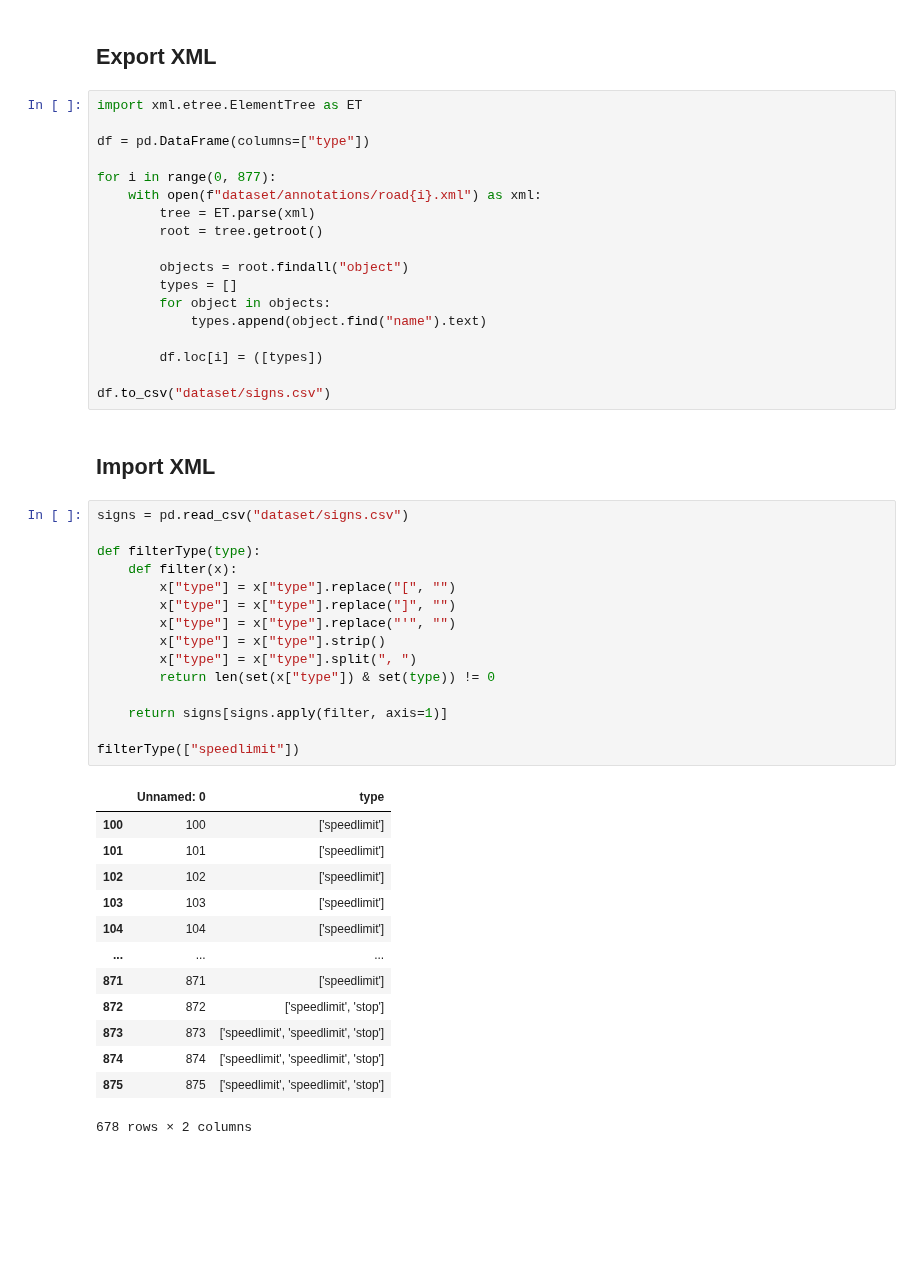
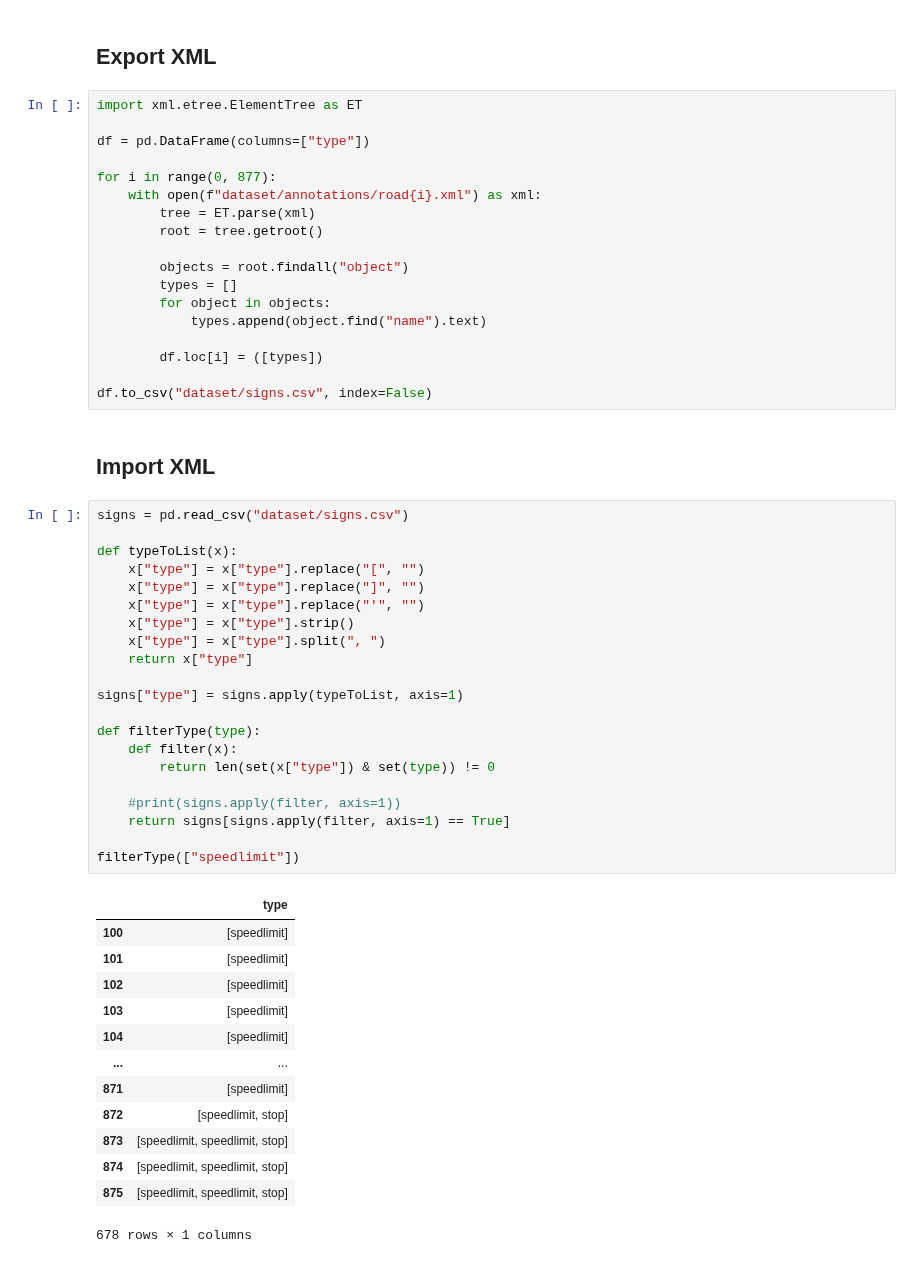
Before and after one commit to joaolucasmartins/VC2022, a Jupyter notebook: notebook.ipynb, the cells around one changed output. Cells and saved outputs as stored; diff of their text form; blank space fills up the shorter version.

```diff
--- a/notebook.ipynb
+++ b/notebook.ipynb
@@ -45,35 +47,41 @@ for i in range(0, 877):
 
         df.loc[i] = ([types])
 
-df.to_csv("dataset/signs.csv")
+df.to_csv("dataset/signs.csv", index=False)
 # %% [markdown]
 ## Import XML
 # %%
 signs = pd.read_csv("dataset/signs.csv")
 
+def typeToList(x):
+    x["type"] = x["type"].replace("[", "")
+    x["type"] = x["type"].replace("]", "")
+    x["type"] = x["type"].replace("'", "")
+    x["type"] = x["type"].strip()
+    x["type"] = x["type"].split(", ")
+    return x["type"]
+
+signs["type"] = signs.apply(typeToList, axis=1)
+
 def filterType(type):
     def filter(x):
-        x["type"] = x["type"].replace("[", "")
-        x["type"] = x["type"].replace("]", "")
-        x["type"] = x["type"].replace("'", "")
-        x["type"] = x["type"].strip()
-        x["type"] = x["type"].split(", ")
         return len(set(x["type"]) & set(type)) != 0
 
-    return signs[signs.apply(filter, axis=1)]
+    #print(signs.apply(filter, axis=1))
+    return signs[signs.apply(filter, axis=1) == True]
 
 filterType(["speedlimit"])
 # %% [output]
-|  | Unnamed: 0 | type |
-| 100 | 100 | ['speedlimit'] |
-| 101 | 101 | ['speedlimit'] |
-| 102 | 102 | ['speedlimit'] |
-| 103 | 103 | ['speedlimit'] |
-| 104 | 104 | ['speedlimit'] |
-| ... | ... | ... |
-| 871 | 871 | ['speedlimit'] |
-| 872 | 872 | ['speedlimit', 'stop'] |
-| 873 | 873 | ['speedlimit', 'speedlimit', 'stop'] |
-| 874 | 874 | ['speedlimit', 'speedlimit', 'stop'] |
-| 875 | 875 | ['speedlimit', 'speedlimit', 'stop'] |
+|  | type |
+| 100 | [speedlimit] |
+| 101 | [speedlimit] |
+| 102 | [speedlimit] |
+| 103 | [speedlimit] |
+| 104 | [speedlimit] |
+| ... | ... |
+| 871 | [speedlimit] |
+| 872 | [speedlimit, stop] |
+| 873 | [speedlimit, speedlimit, stop] |
+| 874 | [speedlimit, speedlimit, stop] |
+| 875 | [speedlimit, speedlimit, stop] |
-678 rows × 2 columns
+678 rows × 1 columns
```
Also changed, not shown: parts of 7 cells of this notebook.
